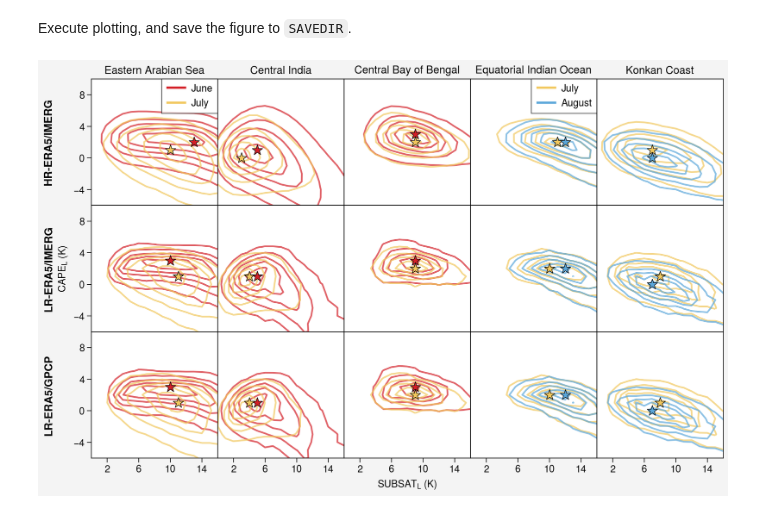
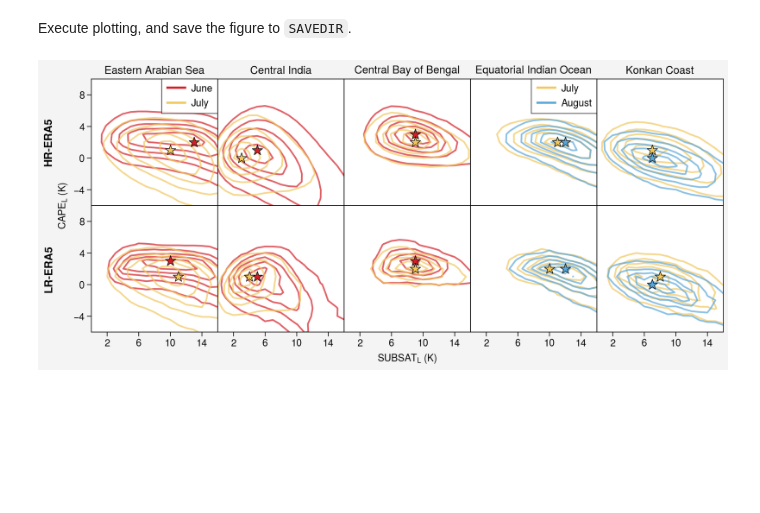
Before and after one commit to savannahferretti/monsoon-pod, a Jupyter notebook: notebooks/09_plot_joint_pdfs.ipynb, the cells around one changed output. Cells and saved outputs as stored; diff of their text form; code cells hidden in the pictures; blank space fills up the shorter version.

```diff
--- a/notebooks/09_plot_joint_pdfs.ipynb
+++ b/notebooks/09_plot_joint_pdfs.ipynb
@@ -34,9 +34,8 @@ def load(filename,filedir=FILEDIR,varlist=None):
         ds = ds[varlist]
     return ds.load()
 # %%
-hrimergstats = load('HR_ERA5_IMERG_binned_stats.nc')
-lrimergstats = load('LR_ERA5_IMERG_binned_stats.nc')
-lrgpcpstats  = load('LR_ERA5_GPCP_binned_stats.nc')
+hrera5stats = load('HR_ERA5_IMERG_binned_stats.nc')
+lrera5stats = load('LR_ERA5_IMERG_binned_stats.nc')
 # %% [markdown]
 ## Functions for Analysis and Plotting
 # %% [markdown]
@@ -105,12 +77,36 @@ def create_plot(statsdict,monthpairs=MONTHPAIRS,colors=COLORS,filename=None):
+# %%
+def create_plot(statslist,monthpairs=MONTHPAIRS,colors=COLORS,filename=None):
+    fig,axs = pplt.subplots(nrows=len(statslist),ncols=len(statslist[0].region),grid=False,refwidth=1.6,space=0)
+    axs.format(rowlabels=['HR-ERA5','LR-ERA5'],xlabel='$SUBSAT_L$ (K)',xlim=(0,16),ylabel='$CAPE_L$ (K)',ylim=(-6,10))
+    for i,stats in enumerate(statslist):
+        for j,region in enumerate(stats.region.values):
+            ax = axs[i,j]
+            ax.format(title=region if i==0 else None,
+                      xticks=[2,6,10,14] if i==len(statslist)-1 else None,xtickloc='bottom' if i==len(statslist)-1 else 'neither',
+                      yticks=[-4,0,4,8] if j==0 else None,ytickloc='left' if j==0 else 'neither')
+            monthpair = monthpairs[0] if j<3 else monthpairs[1]
+            handles   = []
+            for month in monthpair:
+                monthstats = stats.sel(region=region,month=month)
+                jointpdf   = get_pdf(monthstats,'2D',precipitating=False)
+                pdflevels  = np.arange(np.nanmax(jointpdf)*0.1,np.nanmax(jointpdf),np.nanmax(jointpdf)*0.2)
+                subsatmode,capemode = get_mode(jointpdf,'2D')
+                m = ax.contour(jointpdf.T,color=colors[month],levels=pdflevels,alpha=0.7,zorder=0)
+                ax.scatter(subsatmode,capemode,color=colors[month],edgecolor='k',marker='*',markersize=100,linewidth=0.5,zorder=1)
+                handles.append(Line2D([0],[0],color=colors[month],linewidth=2,label=month_name[month]))
+            if i==0 and j in [0,3]:
+                ax.legend(handles=handles,loc='ur',ncols=1)
+    pplt.show()
+    if filename:
+        fig.save(f'{SAVEDIR}/{filename}',dpi=900)
 # %% [markdown]
 ## Plot and Save Figure
 # %% [markdown]
 Execute plotting, and save the figure to `SAVEDIR`.
 # %%
-statsdict = [
-    (hrimergstats,'HR-ERA5/IMERG'),
-    (lrimergstats,'LR-ERA5/IMERG'),
-    (lrgpcpstats,'LR-ERA5/GPCP')]
-create_plot(statsdict,filename='fig_4.jpg')
+statslist = [
+    hrera5stats,
+    lrera5stats]
+create_plot(statslist,filename='fig_4.jpg')
 # %% [output]
-[figure, old version]
+[figure, new version]
```
Also changed, not shown: parts of 4 cells of this notebook, 1 other file.
